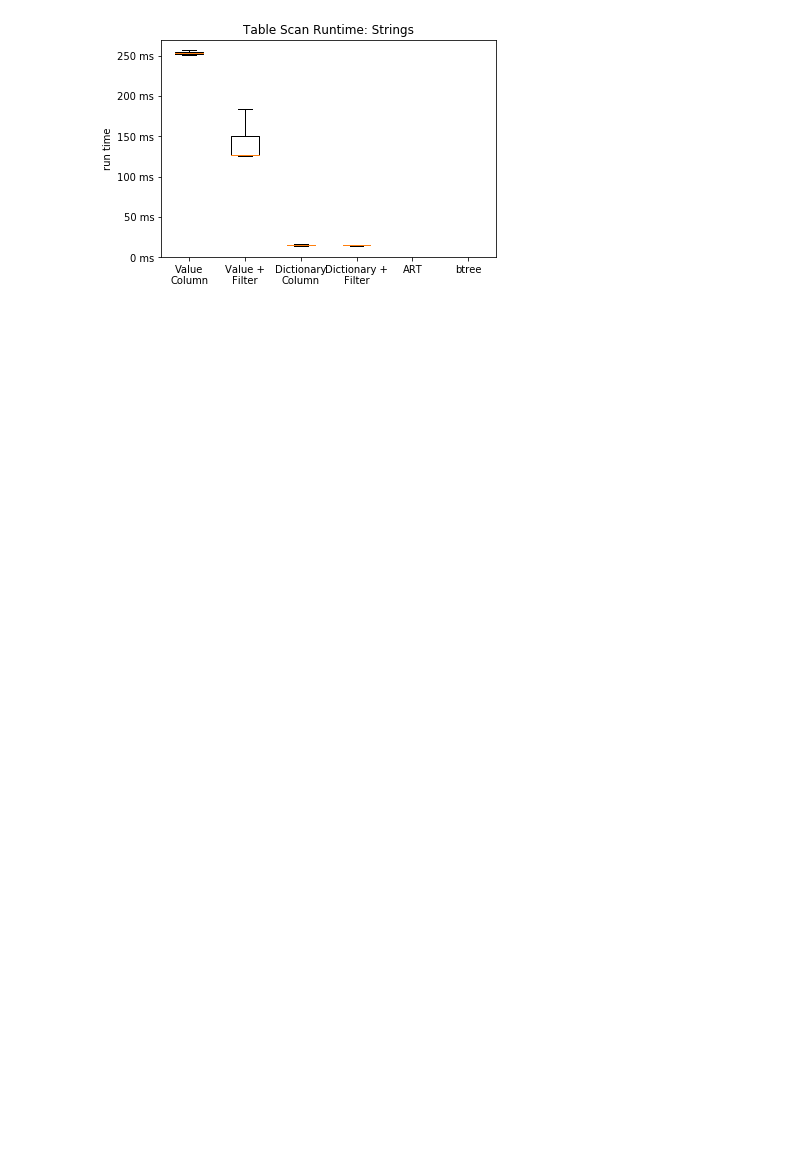
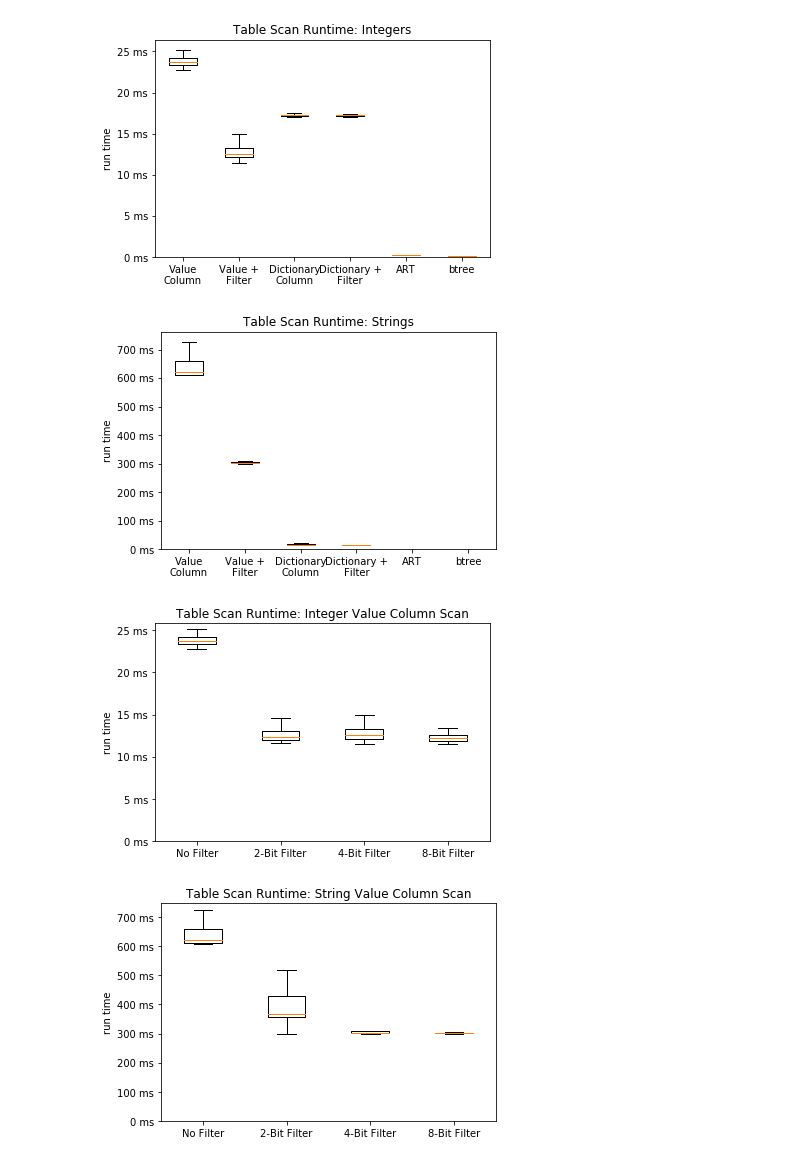
Before and after one commit to ArneMayer/MasterarbeitJupyter, a Jupyter notebook: custom_bench_evaluation.ipynb, the cells around one changed output. Drawn from its saved outputs; the diff is of its cells as text; code cells hidden in the pictures; blank space fills up the shorter version.

```diff
--- a/custom_bench_evaluation.ipynb
+++ b/custom_bench_evaluation.ipynb
@@ -82,13 +101,74 @@ boxplot('Table Scan Runtime: Integers', plot_data, labels)
 # %%
-data = get_data()
-btree_data        = select(data, data_type='string', pruning_rate=0.5, remainder_size=0, dictionary=0, btree=1, art=0)
-art_data          = select(data, data_type='string', pruning_rate=0.5, remainder_size=0, dictionary=1, btree=0, art=1)
-value_filter_data = select(data, data_type='string', pruning_rate=0.5, remainder_size=4, dictionary=0, btree=0, art=0)
-dictionary_data   = select(data, data_type='string', pruning_rate=0.5, remainder_size=0, dictionary=1, btree=0, art=0)
-dict_filter_data  = select(data, data_type='string', pruning_rate=0.5, remainder_size=4, dictionary=1, btree=0, art=0)
-value_column_data = select(data, data_type='string', pruning_rate=0.5, remainder_size=0, dictionary=0, btree=0, art=0)
+data = get_results('custom')
+btree_data        = select_custom(data, data_type='int', pruning_rate=0.5, remainder_size=0, dictionary=0, btree=1, art=0)
+art_data          = select_custom(data, data_type='int', pruning_rate=0.5, remainder_size=0, dictionary=1, btree=0, art=1)
+value_filter_data = select_custom(data, data_type='int', pruning_rate=0.5, remainder_size=4, dictionary=0, btree=0, art=0)
+dictionary_data   = select_custom(data, data_type='int', pruning_rate=0.5, remainder_size=0, dictionary=1, btree=0, art=0)
+dict_filter_data  = select_custom(data, data_type='int', pruning_rate=0.5, remainder_size=4, dictionary=1, btree=0, art=0)
+value_column_data = select_custom(data, data_type='int', pruning_rate=0.5, remainder_size=0, dictionary=0, btree=0, art=0)
+plot_data = [value_column_data, value_filter_data, dictionary_data, dict_filter_data, art_data, btree_data]
+labels = ['Value\nColumn', 'Value +\nFilter', 'Dictionary\nColumn', 'Dictionary +\nFilter', 'ART', 'btree']
+boxplot('Table Scan Runtime: Integers', plot_data, labels)
+
+btree_data        = select_custom(data, data_type='string', pruning_rate=0.5, remainder_size=0, dictionary=0, btree=1, art=0)
+art_data          = select_custom(data, data_type='string', pruning_rate=0.5, remainder_size=0, dictionary=1, btree=0, art=1)
+value_filter_data = select_custom(data, data_type='string', pruning_rate=0.5, remainder_size=4, dictionary=0, btree=0, art=0)
+dictionary_data   = select_custom(data, data_type='string', pruning_rate=0.5, remainder_size=0, dictionary=1, btree=0, art=0)
+dict_filter_data  = select_custom(data, data_type='string', pruning_rate=0.5, remainder_size=4, dictionary=1, btree=0, art=0)
+value_column_data = select_custom(data, data_type='string', pruning_rate=0.5, remainder_size=0, dictionary=0, btree=0, art=0)
 plot_data = [value_column_data, value_filter_data, dictionary_data, dict_filter_data, art_data, btree_data]
 labels = ['Value\nColumn', 'Value +\nFilter', 'Dictionary\nColumn', 'Dictionary +\nFilter', 'ART', 'btree']
 boxplot('Table Scan Runtime: Strings', plot_data, labels)
+
+series0 = select_custom(data, data_type='int', pruning_rate=0.5, remainder_size=0, dictionary=0, btree=0, art=0)
+series2 = select_custom(data, data_type='int', pruning_rate=0.5, remainder_size=2, dictionary=0, btree=0, art=0)
+series4 = select_custom(data, data_type='int', pruning_rate=0.5, remainder_size=4, dictionary=0, btree=0, art=0)
+series8 = select_custom(data, data_type='int', pruning_rate=0.5, remainder_size=8, dictionary=0, btree=0, art=0)
+plot_data = [series0, series2, series4, series8]
+labels = ['No Filter', '2-Bit Filter', '4-Bit Filter', '8-Bit Filter']
+boxplot('Table Scan Runtime: Integer Value Column Scan', plot_data, labels)
+
+series0 = select_custom(data, data_type='string', pruning_rate=0.5, remainder_size=0, dictionary=0, btree=0, art=0)
+series2 = select_custom(data, data_type='string', pruning_rate=0.5, remainder_size=2, dictionary=0, btree=0, art=0)
+series4 = select_custom(data, data_type='string', pruning_rate=0.5, remainder_size=4, dictionary=0, btree=0, art=0)
+series8 = select_custom(data, data_type='string', pruning_rate=0.5, remainder_size=8, dictionary=0, btree=0, art=0)
+plot_data = [series0, series2, series4, series8]
+labels = ['No Filter', '2-Bit Filter', '4-Bit Filter', '8-Bit Filter']
+boxplot('Table Scan Runtime: String Value Column Scan', plot_data, labels)
+
+series0 = select_custom(data, data_type='int', pruning_rate=0.5, remainder_size=0, dictionary=1, btree=0, art=0)
+series2 = select_custom(data, data_type='int', pruning_rate=0.5, remainder_size=2, dictionary=1, btree=0, art=0)
+series4 = select_custom(data, data_type='int', pruning_rate=0.5, remainder_size=4, dictionary=1, btree=0, art=0)
+series8 = select_custom(data, data_type='int', pruning_rate=0.5, remainder_size=8, dictionary=1, btree=0, art=0)
+plot_data = [series0, series2, series4, series8]
+labels = ['No Filter', '2-Bit Filter', '4-Bit Filter', '8-Bit Filter']
+boxplot('Table Scan Runtime: Integer Dictionary Column Scan', plot_data, labels, 'micro', False)
+
+series0 = select_custom(data, data_type='string', pruning_rate=0.5, remainder_size=0, dictionary=1, btree=0, art=0)
+series2 = select_custom(data, data_type='string', pruning_rate=0.5, remainder_size=2, dictionary=1, btree=0, art=0)
+series4 = select_custom(data, data_type='string', pruning_rate=0.5, remainder_size=4, dictionary=1, btree=0, art=0)
+series8 = select_custom(data, data_type='string', pruning_rate=0.5, remainder_size=8, dictionary=1, btree=0, art=0)
+plot_data = [series0, series2, series4, series8]
+labels = ['No Filter', '2-Bit Filter', '4-Bit Filter', '8-Bit Filter']
+boxplot('Table Scan Runtime: String Dictionary Column Scan', plot_data, labels, 'micro', False)
+
+series0 = select_custom(data, data_type='string', pruning_rate=1.0, remainder_size=0, dictionary=1, btree=0, art=0)
+series2 = select_custom(data, data_type='string', pruning_rate=1.0, remainder_size=2, dictionary=1, btree=0, art=0)
+series4 = select_custom(data, data_type='string', pruning_rate=1.0, remainder_size=4, dictionary=1, btree=0, art=0)
+series8 = select_custom(data, data_type='string', pruning_rate=1.0, remainder_size=8, dictionary=1, btree=0, art=0)
+plot_data = [series0, series2, series4, series8]
+labels = ['No Filter', '2-Bit Filter', '4-Bit Filter', '8-Bit Filter']
+boxplot('Table Scan Runtime: String Dictionary Pruning', plot_data, labels, 'micro')
+
+series0 = select_custom(data, data_type='int', pruning_rate=1.0, remainder_size=0, dictionary=1, btree=0, art=0)
+series2 = select_custom(data, data_type='int', pruning_rate=1.0, remainder_size=2, dictionary=1, btree=0, art=0)
+series4 = select_custom(data, data_type='int', pruning_rate=1.0, remainder_size=4, dictionary=1, btree=0, art=0)
+series8 = select_custom(data, data_type='int', pruning_rate=1.0, remainder_size=8, dictionary=1, btree=0, art=0)
+plot_data = [series0, series2, series4, series8]
+labels = ['No Filter', '2-Bit Filter', '4-Bit Filter', '8-Bit Filter']
+boxplot('Table Scan Runtime: Integer Dictionary Pruning', plot_data, labels, 'micro')
 # %% [output]
-[figure, old version]
+[figure, new version]
+[figure, added]
+[figure, added]
+[figure, added]
```
Also changed, not shown: parts of 10 cells of this notebook, 21 other files.
